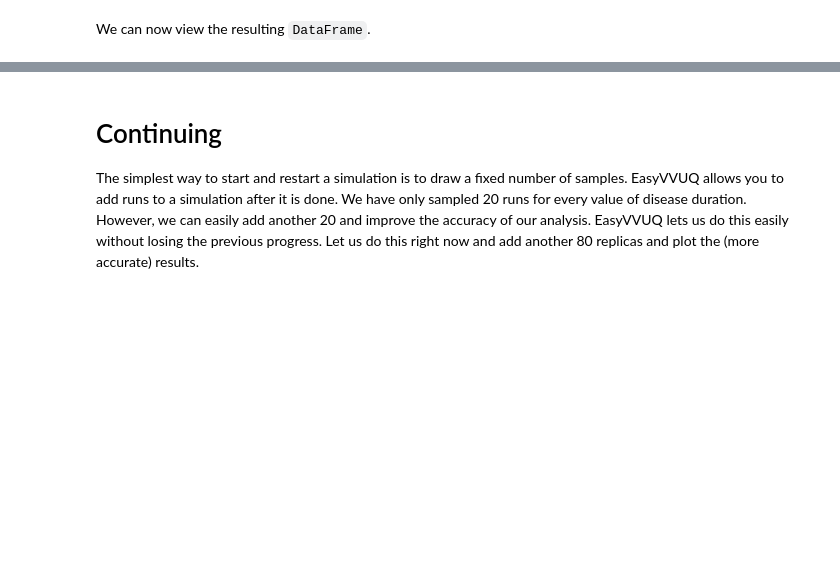
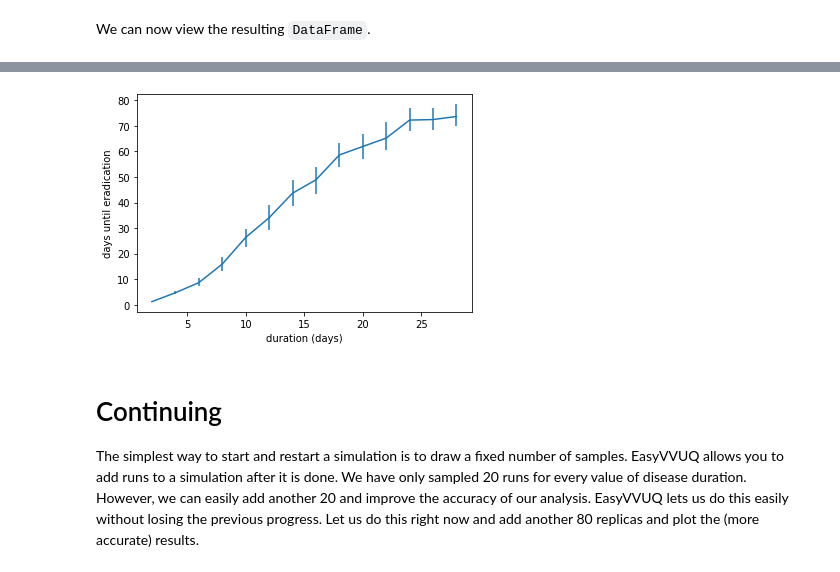
Before and after one commit to UCL-CCS/EasyVVUQ, a Jupyter notebook: docs/mega_tutorial.ipynb, the cells around one changed output, grey strips where cells are left out. Saved outputs shown, nothing was run; the diff lists cells and outputs as text; code cells hidden in the pictures; blank space fills up the shorter version.

```diff
--- a/docs/mega_tutorial.ipynb
+++ b/docs/mega_tutorial.ipynb
@@ -272,9 +310,13 @@ print(results)
 # %%
 plt.errorbar(list(range(2, 30, 2)),
              results['iteration']['mean'].values,
              np.array([results['iteration']['mean'].values - results['iteration']['low'].values,
                        results['iteration']['high'].values - results['iteration']['mean'].values]))
+plt.xlabel('duration (days)')
+plt.ylabel('days until eradication')
 plt.show()
+# %% [output]
+[figure, added]
 # %% [markdown]
 # Continuing
 
```
Also changed, not shown: parts of 16 cells of this notebook, 1 other file.
